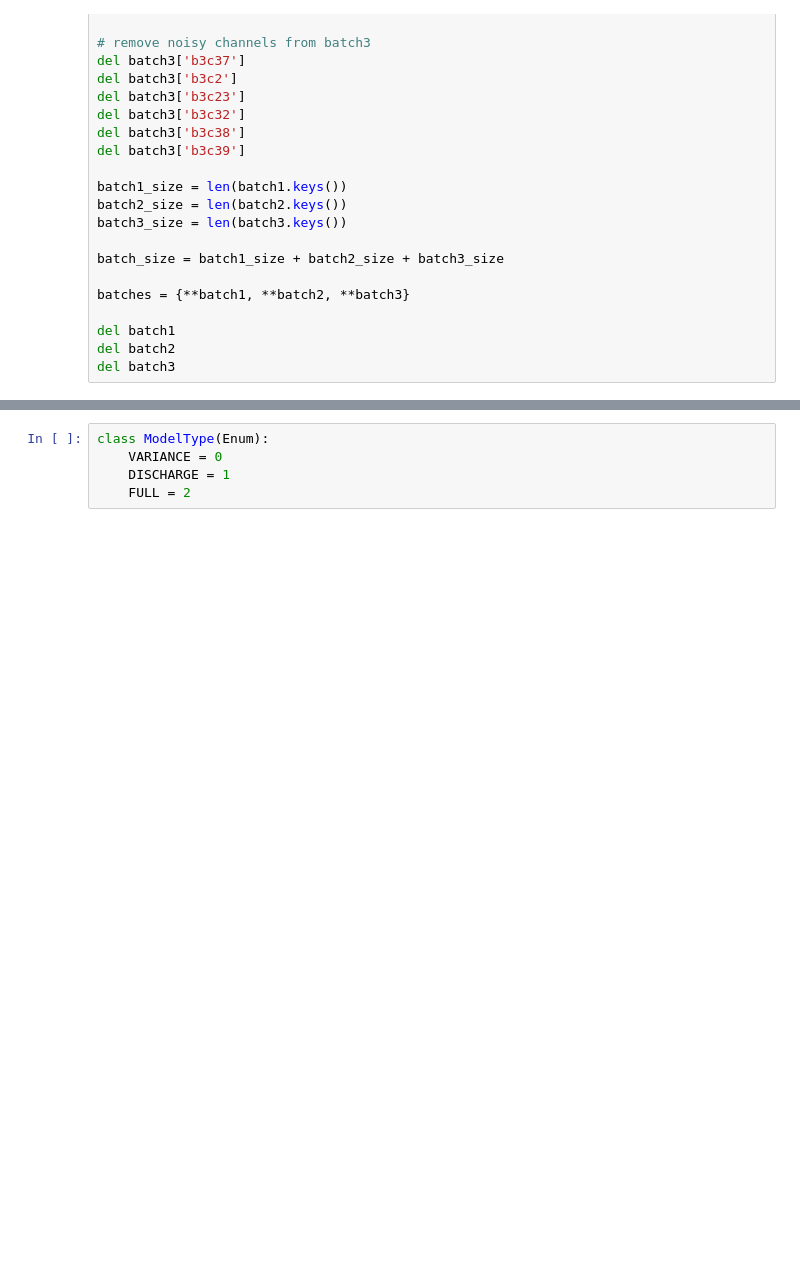
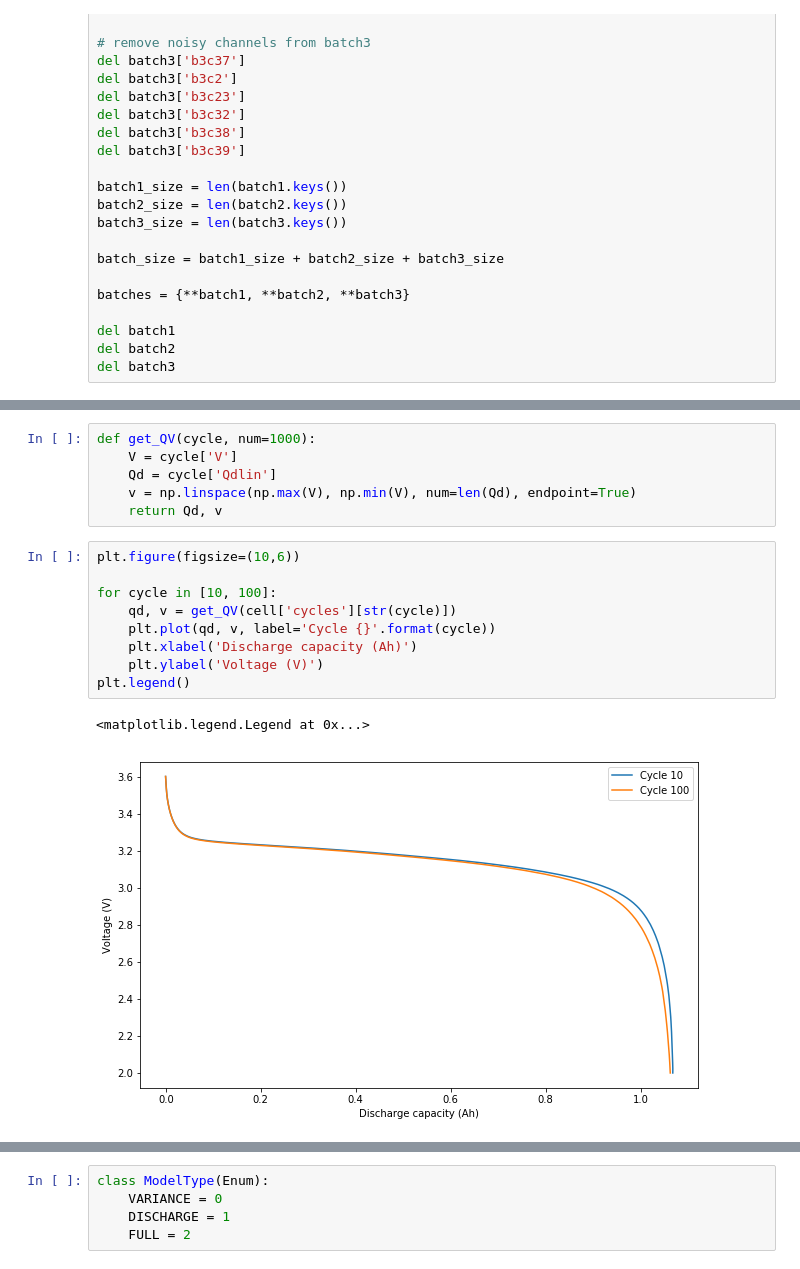
Before and after one commit to hwaxxer/nature-paper, a Jupyter notebook: Baseline.ipynb, the cells around one changed output, grey strips where cells are left out. Drawn from its saved outputs; the diff is of its cells as text; blank space fills up the shorter version.

```diff
--- a/Baseline.ipynb
+++ b/Baseline.ipynb
@@ -97,0 +112,18 @@ cycle:  1050
+# %%
+def get_QV(cycle, num=1000):
+    V = cycle['V']
+    Qd = cycle['Qdlin']
+    v = np.linspace(np.max(V), np.min(V), num=len(Qd), endpoint=True)
+    return Qd, v
+# %%
+plt.figure(figsize=(10,6))
+
+for cycle in [10, 100]:
+    qd, v = get_QV(cell['cycles'][str(cycle)])
+    plt.plot(qd, v, label='Cycle {}'.format(cycle))
+    plt.xlabel('Discharge capacity (Ah)')
+    plt.ylabel('Voltage (V)')
+plt.legend()
+# %% [output]
+<matplotlib.legend.Legend at 0x...>
+[figure, added]
```
Also changed, not shown: parts of 17 cells of this notebook.
